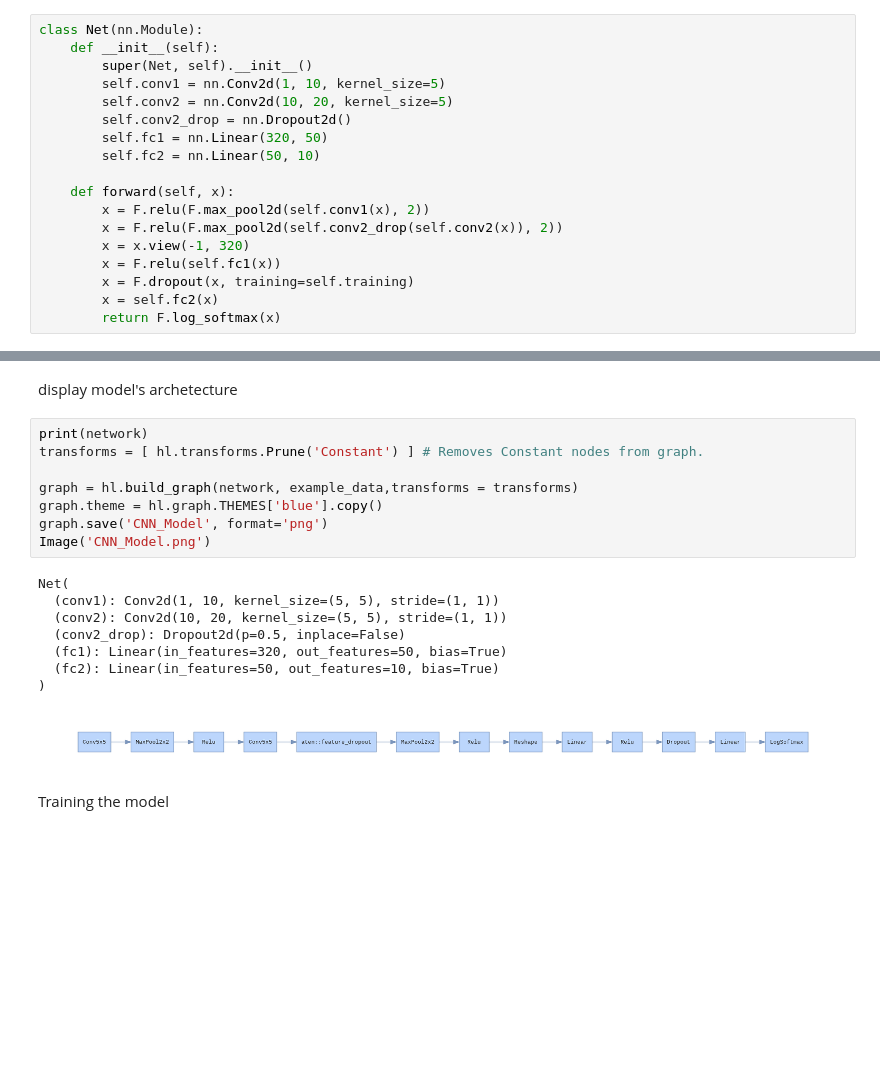
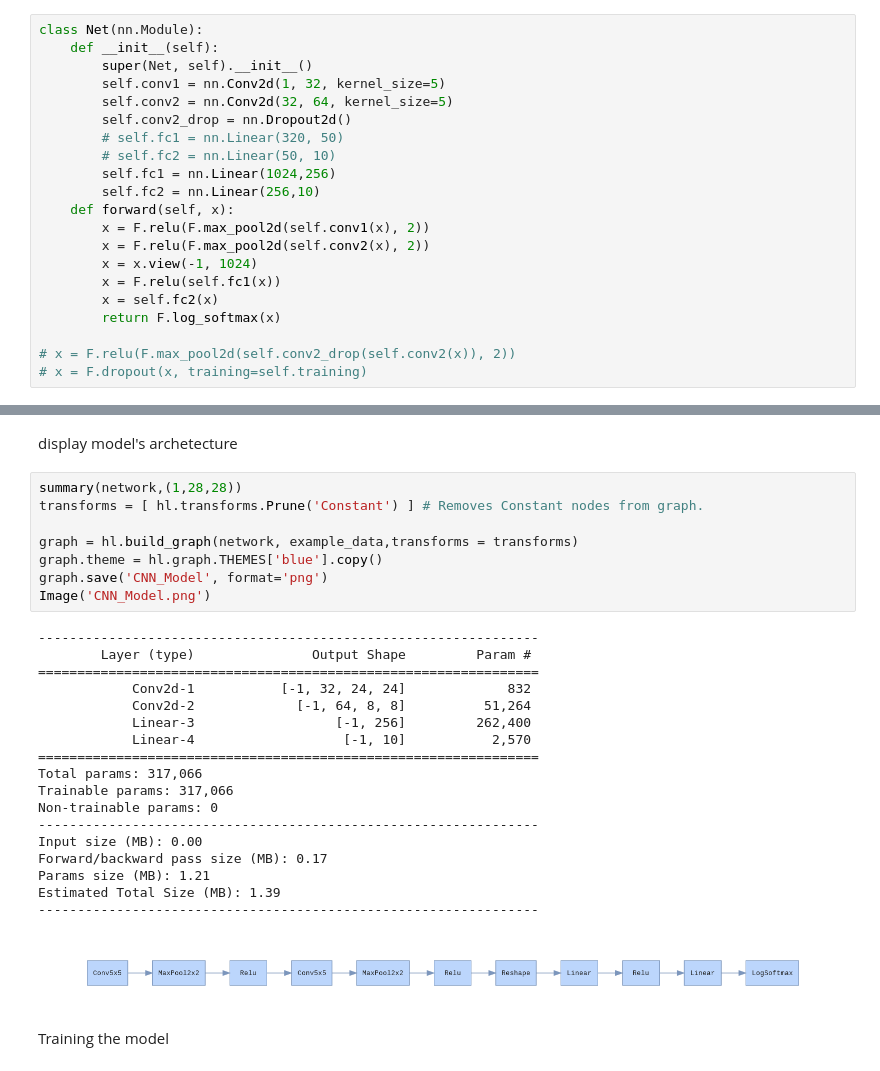
Before and after one commit to khalit7/PyTorchMnistClassification, a Jupyter notebook: PyTorchMnist.ipynb, the cells around one changed output, grey strips where cells are left out. Cells and saved outputs as stored; diff of their text form; blank space fills up the shorter version.

```diff
--- a/PyTorchMnist.ipynb
+++ b/PyTorchMnist.ipynb
@@ -61,19 +64,22 @@ lets build the network
 class Net(nn.Module):
     def __init__(self):
         super(Net, self).__init__()
-        self.conv1 = nn.Conv2d(1, 10, kernel_size=5)
-        self.conv2 = nn.Conv2d(10, 20, kernel_size=5)
+        self.conv1 = nn.Conv2d(1, 32, kernel_size=5)
+        self.conv2 = nn.Conv2d(32, 64, kernel_size=5)
         self.conv2_drop = nn.Dropout2d()
-        self.fc1 = nn.Linear(320, 50)
-        self.fc2 = nn.Linear(50, 10)
-
+        # self.fc1 = nn.Linear(320, 50)
+        # self.fc2 = nn.Linear(50, 10)
+        self.fc1 = nn.Linear(1024,256)
+        self.fc2 = nn.Linear(256,10)
     def forward(self, x):
         x = F.relu(F.max_pool2d(self.conv1(x), 2))
-        x = F.relu(F.max_pool2d(self.conv2_drop(self.conv2(x)), 2))
-        x = x.view(-1, 320)
+        x = F.relu(F.max_pool2d(self.conv2(x), 2))
+        x = x.view(-1, 1024)
         x = F.relu(self.fc1(x))
-        x = F.dropout(x, training=self.training)
         x = self.fc2(x)
         return F.log_softmax(x)
+
+# x = F.relu(F.max_pool2d(self.conv2_drop(self.conv2(x)), 2))
+# x = F.dropout(x, training=self.training)
 # %% [markdown]
 initialize parameters
@@ -84,22 +95,32 @@ optimizer = optim.SGD(network.parameters(), lr=learning_rate,
 # %% [markdown]
 display model's archetecture
 # %%
-print(network)
+summary(network,(1,28,28))
 transforms = [ hl.transforms.Prune('Constant') ] # Removes Constant nodes from graph.
 
 graph = hl.build_graph(network, example_data,transforms = transforms)
 graph.theme = hl.graph.THEMES['blue'].copy()
 graph.save('CNN_Model', format='png')
 Image('CNN_Model.png')
 # %% [output]
-Net(
-  (conv1): Conv2d(1, 10, kernel_size=(5, 5), stride=(1, 1))
-  (conv2): Conv2d(10, 20, kernel_size=(5, 5), stride=(1, 1))
-  (conv2_drop): Dropout2d(p=0.5, inplace=False)
-  (fc1): Linear(in_features=320, out_features=50, bias=True)
-  (fc2): Linear(in_features=50, out_features=10, bias=True)
-)
+----------------------------------------------------------------
+        Layer (type)               Output Shape         Param #
+================================================================
+            Conv2d-1           [-1, 32, 24, 24]             832
+            Conv2d-2             [-1, 64, 8, 8]          51,264
+            Linear-3                  [-1, 256]         262,400
+            Linear-4                   [-1, 10]           2,570
+================================================================
+Total params: 317,066
+Trainable params: 317,066
+Non-trainable params: 0
+----------------------------------------------------------------
+Input size (MB): 0.00
+Forward/backward pass size (MB): 0.17
+Params size (MB): 1.21
+Estimated Total Size (MB): 1.39
+----------------------------------------------------------------
-[figure, old version]
+[figure, new version]
 # %% [markdown]
 Training the model
 # %%
```
Also changed, not shown: parts of 8 cells of this notebook.
